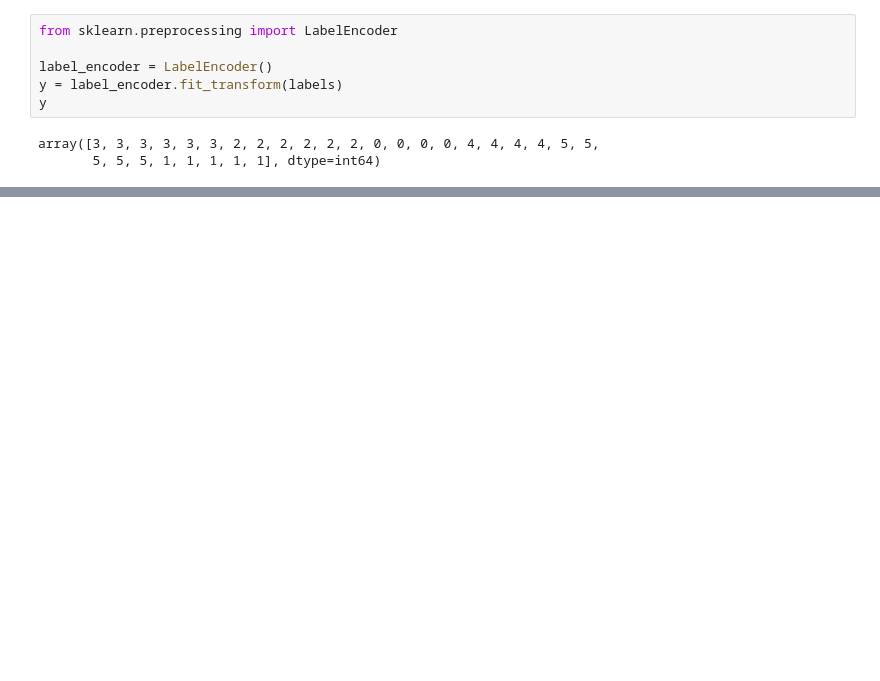
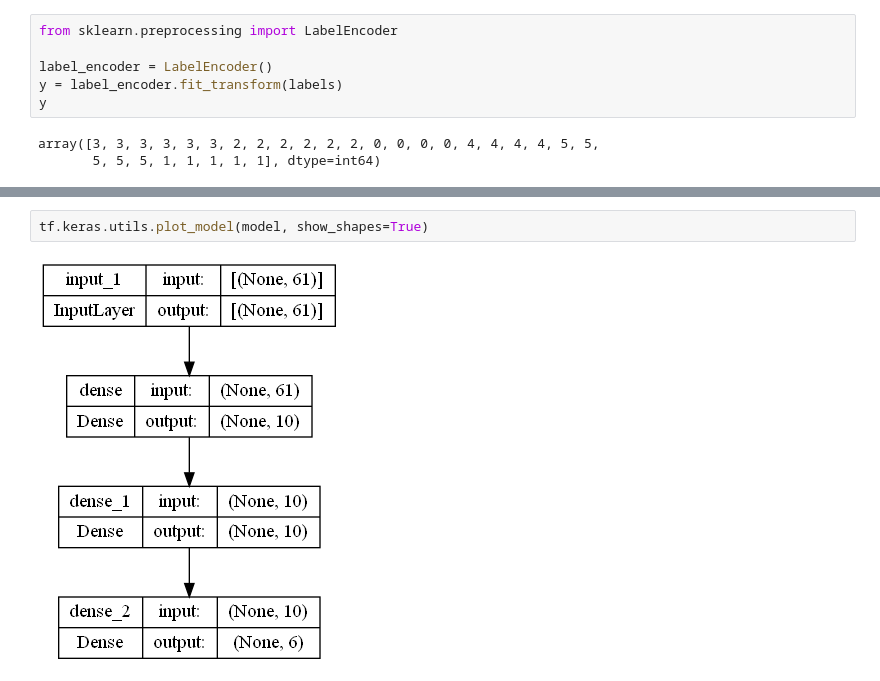
Before and after one commit to gnoul4869/ai-chat-bot, a Jupyter notebook: main.ipynb, the cells around one changed output, grey strips where cells are left out. Saved outputs shown, nothing was run; the diff lists cells and outputs as text; blank space fills up the shorter version.

```diff
--- a/main.ipynb
+++ b/main.ipynb
@@ -181,3 +199,7 @@ Epoch 500/500
+# %%
+tf.keras.utils.plot_model(model, show_shapes=True)
+# %% [output]
+[figure, added]
 # %%
 import pandas as pd
 
```
Also changed, not shown: parts of 14 cells of this notebook.
